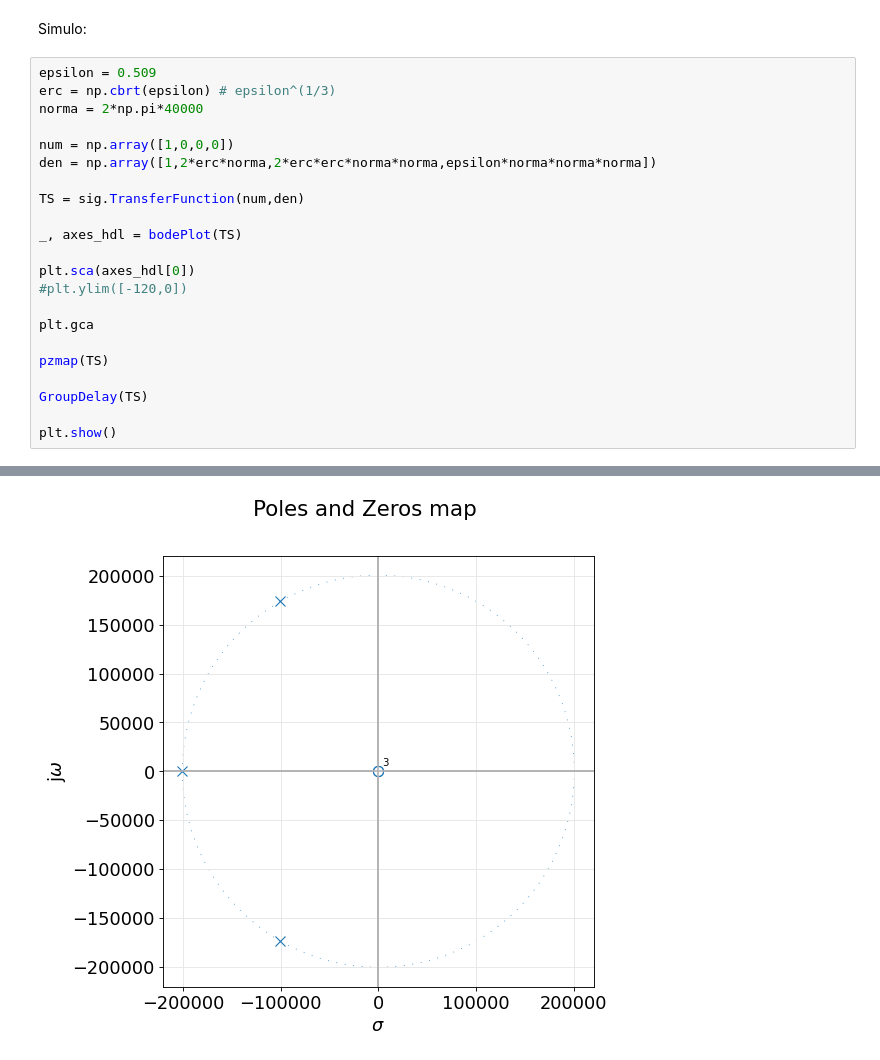
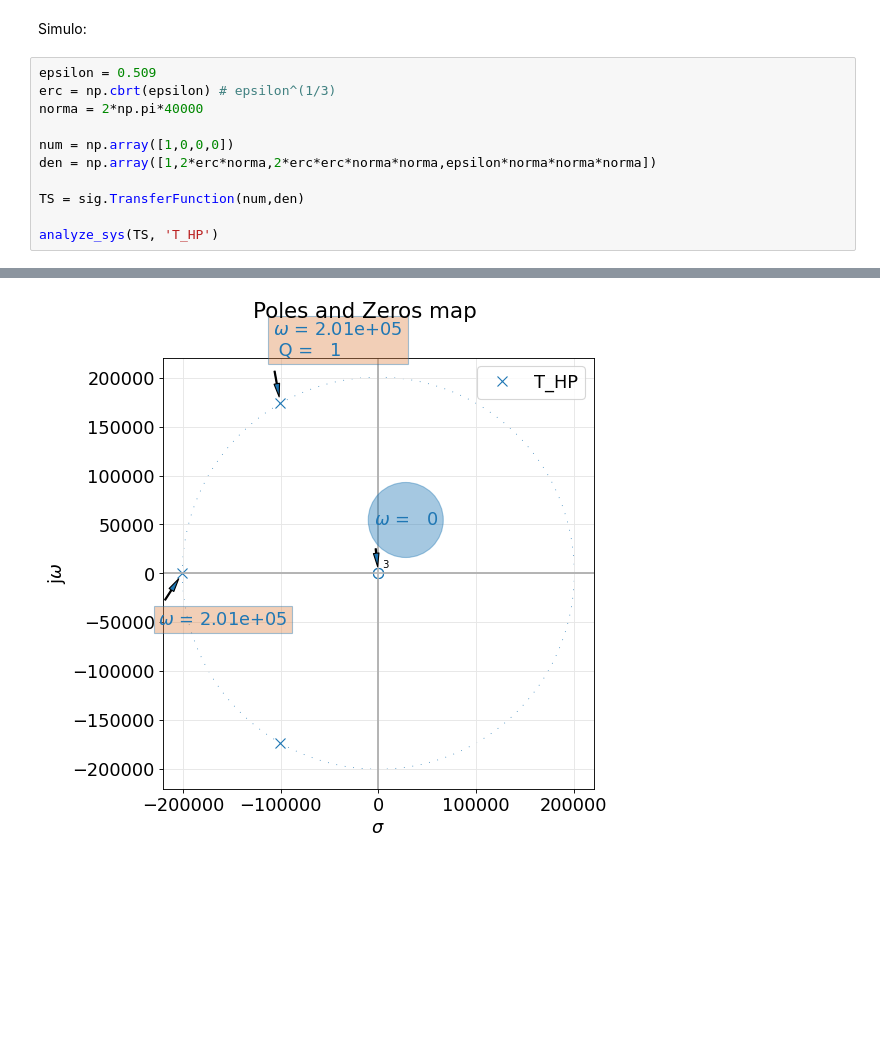
Before and after one commit to victorgerez/TC2, a Jupyter notebook: TSs/TS4/TS4.ipynb, the cells around one changed output, grey strips where cells are left out. Cells and saved outputs as stored; diff of their text form; blank space fills up the shorter version.

```diff
--- a/TSs/TS4/TS4.ipynb
+++ b/TSs/TS4/TS4.ipynb
@@ -126,16 +134,5 @@ den = np.array([1,2*erc*norma,2*erc*erc*norma*norma,epsilon*norma*norma*norma])
 
 TS = sig.TransferFunction(num,den)
 
-_, axes_hdl = bodePlot(TS)
-
-plt.sca(axes_hdl[0])
-#plt.ylim([-120,0])
-
-plt.gca
-
-pzmap(TS)
-
-GroupDelay(TS)
-
-plt.show()
+analyze_sys(TS, 'T_HP')
 # %% [output]
@@ -143 +140 @@ plt.show()
-[figure, old version]
+[figure, new version]
```
Also changed, not shown: parts of 32 cells of this notebook, 14 other files.
